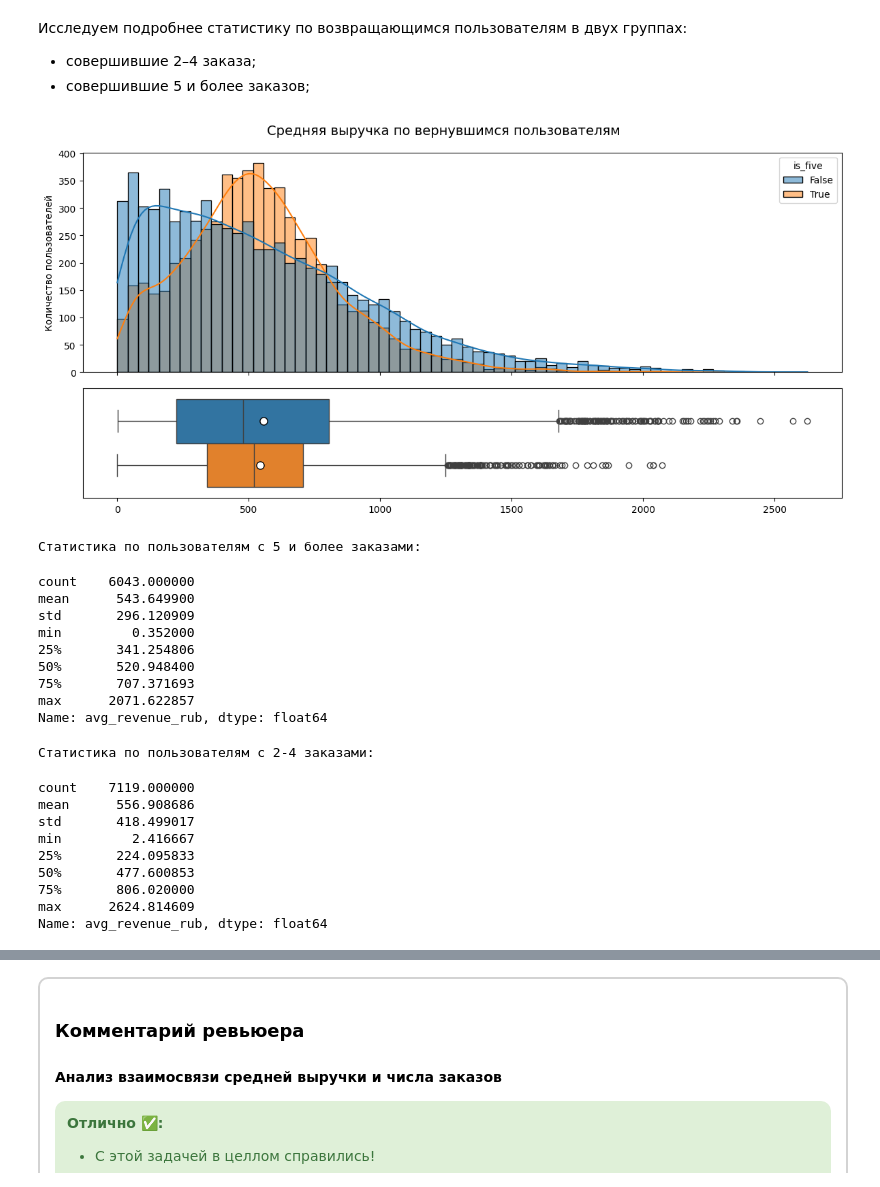
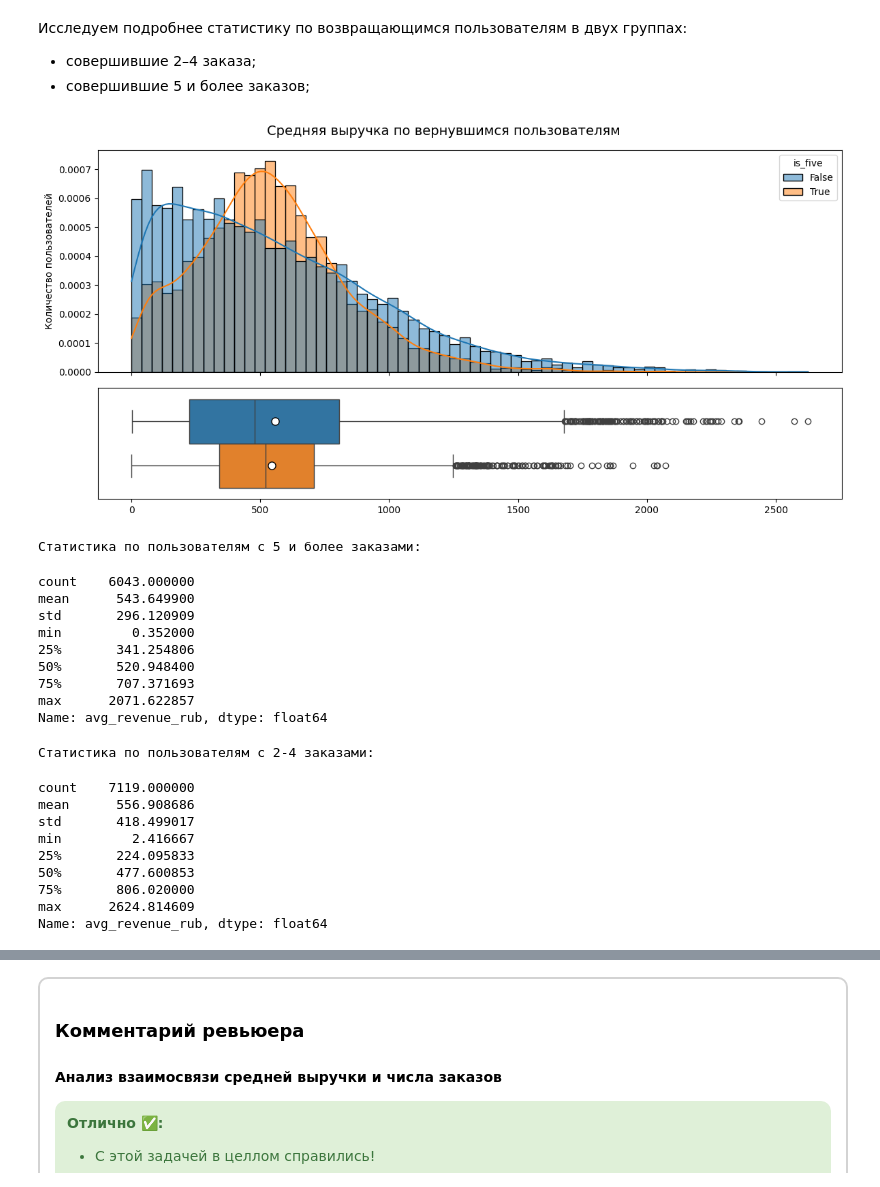
Before and after one commit to tvorogov-code/ds-yandex, a Jupyter notebook: notebooks/Проект модуля 2/Проект модуля 2.ipynb, the cells around one changed output, grey strips where cells are left out. Saved outputs shown, nothing was run; the diff lists cells and outputs as text; code cells hidden in the pictures.

```diff
--- a/notebooks/Проект модуля 2/Проект модуля 2.ipynb
+++ b/notebooks/Проект модуля 2/Проект модуля 2.ipynb
@@ -1329,19 +1395,21 @@ Name: avg_revenue_rub, dtype: float64
 # %%
 df_users_two = df_user_profile[df_user_profile['is_two']]
 
-draw_double_diag(df_users_two,
-                 'Средняя выручка по вернувшимся пользователям',
-                 'avg_revenue_rub',
-                 'is_five',
-                 'Средняя выручка, р.',
-                 'Количество пользователей')
+draw_double_diag(
+    df_users_two,
+    'Средняя выручка по вернувшимся пользователям',
+    'avg_revenue_rub',
+    'is_five',
+    'Средняя выручка, р.',
+    'Количество пользователей',
+    stat='density')
 
 print("Статистика по пользователям с 5 и более заказами:")
 display(df_users_two[df_users_two['is_five']]['avg_revenue_rub'].describe())
 print("Статистика по пользователям с 2-4 заказами:")
 display(df_users_two[~(df_users_two['is_five'])]['avg_revenue_rub'].describe())
 # %% [output]
-[figure, old version]
+[figure, new version]
 Статистика по пользователям с 5 и более заказами:
 count    6043.000000
 mean      543.649900
```
Also changed, not shown: parts of 24 cells of this notebook.
